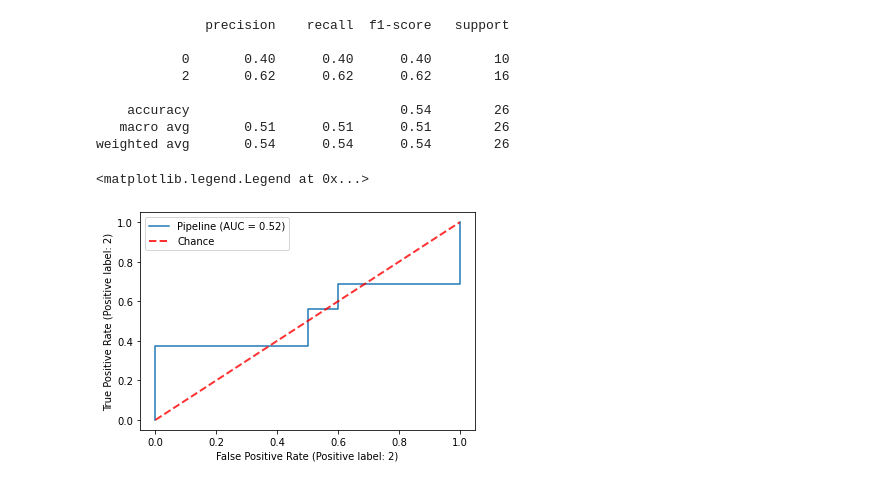
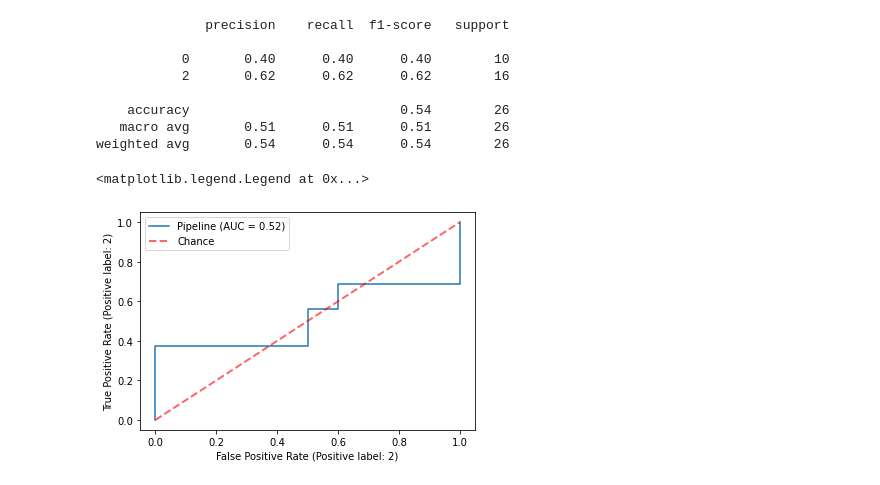
Before and after one commit to actsao/epahClassification, a Jupyter notebook: epahClassifier.ipynb, the cells around one changed output. Saved outputs shown, nothing was run; the diff lists cells and outputs as text; code cells hidden in the pictures.

```diff
--- a/epahClassifier.ipynb
+++ b/epahClassifier.ipynb
@@ -242,13 +236,13 @@ weighted avg       0.54      0.54      0.54        26
 # %%
 from sklearn.metrics import plot_roc_curve
 
 fig, ax = plt.subplots()
 plot_roc_curve(ppl, X_test, y_test, ax=ax)
 ax.plot([0, 1], [0, 1], linestyle='--', lw=2, color='r',
-        label='Chance', alpha=.8)
+        label='Chance', alpha=.6)
 ax.legend()
 # %% [output]
 <matplotlib.legend.Legend at 0x...>
-[figure, old version]
+[figure, new version]
 # %%
 ppl.named_steps["augmenter"].feature_selector.relevant_features
```
Also changed, not shown: parts of 5 cells of this notebook, 2 other files.
